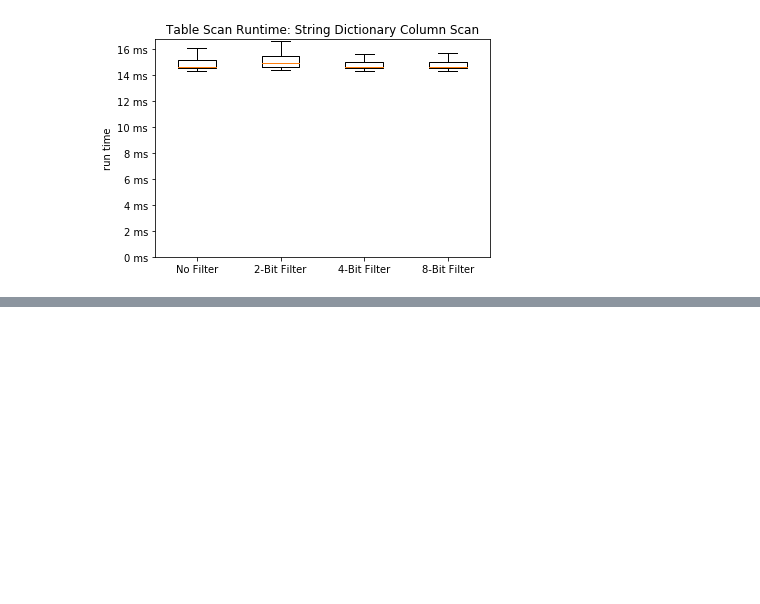
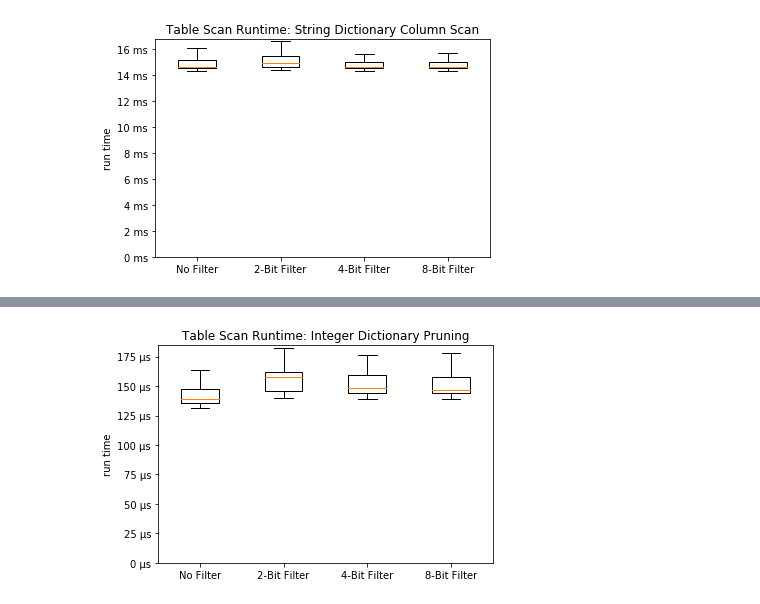
Before and after one commit to ArneMayer/MasterarbeitJupyter, a Jupyter notebook: custom_bench_evaluation.ipynb, the cells around one changed output, grey strips where cells are left out. Cells and saved outputs as stored; diff of their text form; code cells hidden in the pictures; blank space fills up the shorter version.

```diff
--- a/custom_bench_evaluation.ipynb
+++ b/custom_bench_evaluation.ipynb
@@ -131,0 +149,11 @@ boxplot('Table Scan Runtime: String Dictionary Column Scan', plot_data, labels)
+# %%
+data = get_data()
+series0 = select(data, data_type='int', pruning_rate=1.0, remainder_size=0, dictionary=1, btree=0, art=0)
+series2 = select(data, data_type='int', pruning_rate=1.0, remainder_size=2, dictionary=1, btree=0, art=0)
+series4 = select(data, data_type='int', pruning_rate=1.0, remainder_size=4, dictionary=1, btree=0, art=0)
+series8 = select(data, data_type='int', pruning_rate=1.0, remainder_size=8, dictionary=1, btree=0, art=0)
+plot_data = [series0, series2, series4, series8]
+labels = ['No Filter', '2-Bit Filter', '4-Bit Filter', '8-Bit Filter']
+boxplot('Table Scan Runtime: Integer Dictionary Pruning', plot_data, labels, 'micro')
+# %% [output]
+[figure, added]
```
Also changed, not shown: parts of 2 cells of this notebook, 4 other files.
